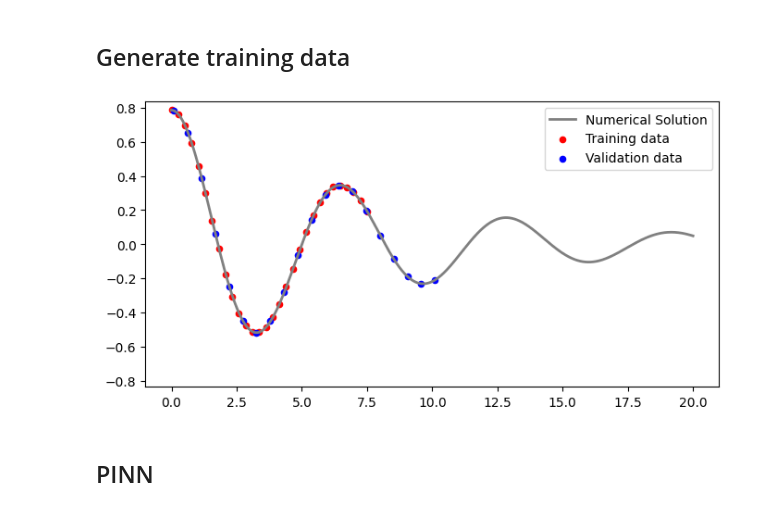
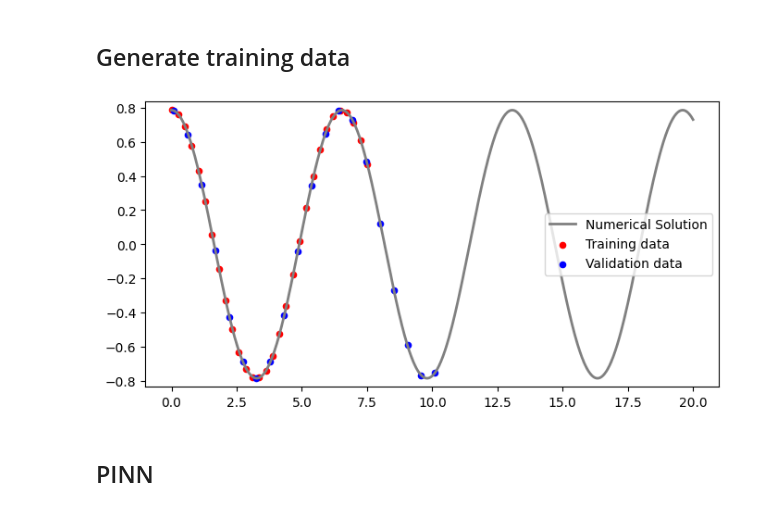
Before and after one commit to Mehdi-Haned/PINNs-Spring2025, a Jupyter notebook: Nonlinear_Pendelum_PINN.ipynb, the cells around one changed output. Saved outputs shown, nothing was run; the diff lists cells and outputs as text; code cells hidden in the pictures.

```diff
--- a/Nonlinear_Pendelum_PINN.ipynb
+++ b/Nonlinear_Pendelum_PINN.ipynb
@@ -57,9 +57,11 @@ class FCN(nn.Module):
 # w0^2 = g/L,
 
 w0 = 1
-b  = 0.25
+b  = 0
 
 X0 = [np.pi/4, 0]
+
+E  = 1/2 * X0[1]**2 + -w0**2 * np.cos(X0[0])
 
 # time domain
 ti = 0
@@ -72,34 +74,34 @@ t = torch.linspace(ti, tf, N).view(-1,1)
 def ODE(X, t):
     dXdt = [X[1], -w0*np.sin(X[0]) - b*X[1]]
     return dXdt
 
 solution = odeint(ODE, X0, t.numpy().flatten())
 x        = torch.from_numpy(solution[:,0]).view(-1,1)
 dx       = torch.from_numpy(solution[:,1]).view(-1,1)
 x_max    = torch.max(torch.abs(x))
 
 solution.dtype = np.double
 
 # Pick a few points from the left hand side to be training data
 t_data  = torch.linspace(0, 7.5, 30).view(-1,1)
 x_data  = x[torch.searchsorted(t.flatten(), t_data.flatten())]
 dx_data = dx[torch.searchsorted(t.flatten(), t_data.flatten())]
 
 # Pick a few points for validation
 t_val  = torch.linspace(0.1, 10.1, 20).view(-1,1)
 x_val  = x[torch.searchsorted(t.flatten(), t_val.flatten())]
 dx_val = dx[torch.searchsorted(t.flatten(), t_val.flatten())]
 
 plt.figure(figsize=(8,4))
 
 plt.plot(t, solution[:,0], label="Numerical Solution", color='grey', lw=2, alpha=1, linestyle='-')
 plt.scatter(t_data, x_data, color="red", label="Training data", s=20)
 plt.scatter(t_val, x_val, color="blue", label="Validation data", s=20)
 plt.ylim(-x_max-.05, x_max+0.05)
 plt.legend()
 plt.show()
 # %% [output]
-[figure, old version]
+[figure, new version]
 # %%
 # Plotting Function
 
```
Also changed, not shown: parts of 2 cells of this notebook, 1 other file.
